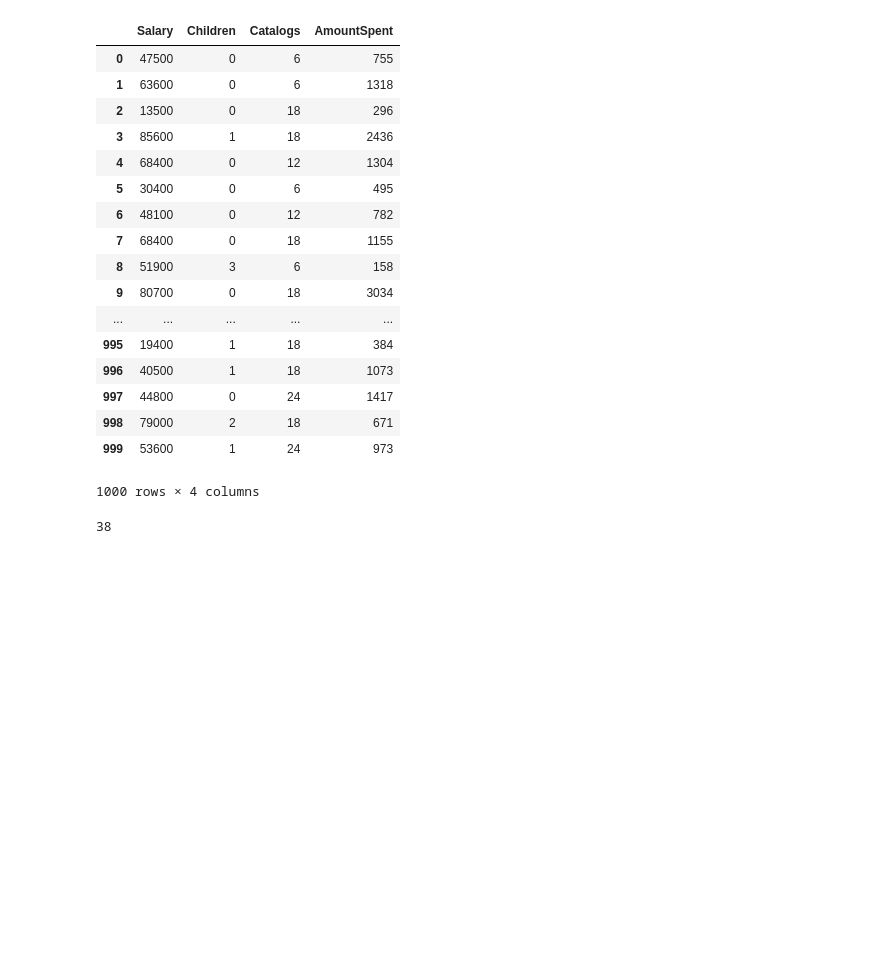
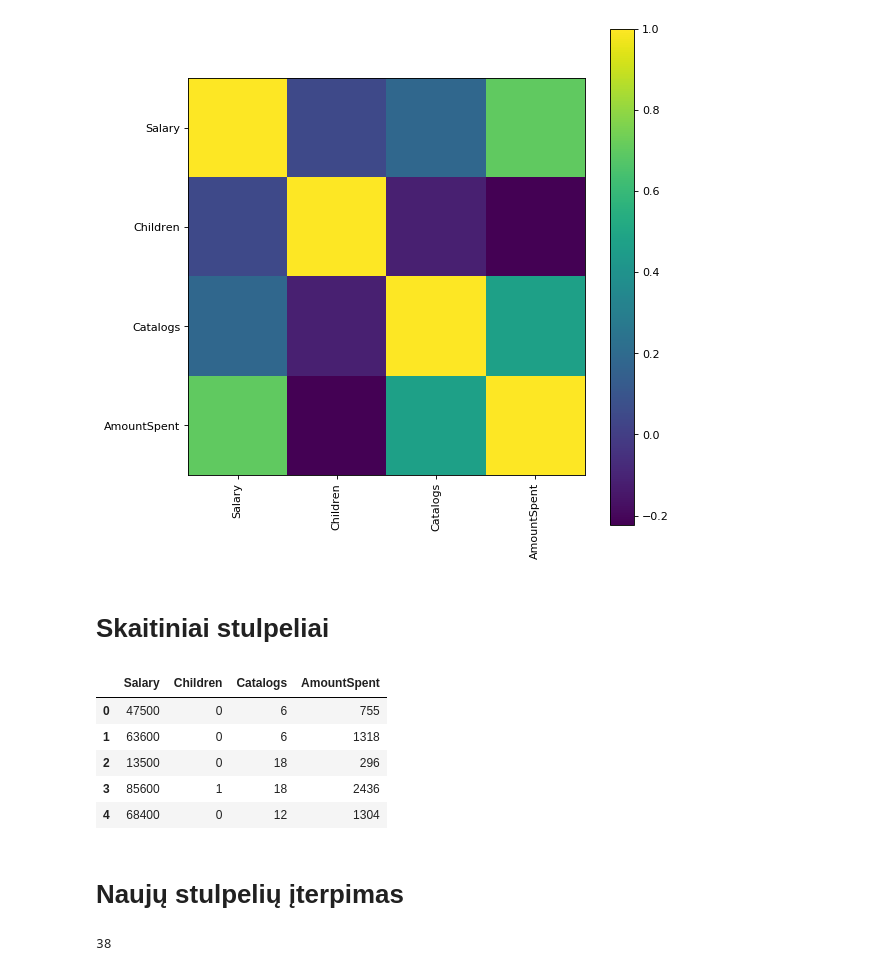
Before and after one commit to samantakarpovic/samanta, a Jupyter notebook: proektas.ipynb, the cells around one changed output. Drawn from its saved outputs; the diff is of its cells as text; code cells hidden in the pictures; blank space fills up the shorter version.

```diff
--- a/proektas.ipynb
+++ b/proektas.ipynb
@@ -79,27 +89,23 @@ df
+# %%
+plotCorrelationMatrix(df, 8) #Koreliacijų matrica DirectMArketing.csv
+# %% [output]
+[figure, added]
+# %% [markdown]
+# Skaitiniai stulpeliai
 # %%
 
 df1= pd.read_csv('C:\\Users\\samanta123\\Desktop\projektas\DirectMarketing.csv', usecols=[5,6,8,9])
 # %%
-df1
+df1.head(5)
 # %% [output]
 |  | Salary | Children | Catalogs | AmountSpent |
 | 0 | 47500 | 0 | 6 | 755 |
 | 1 | 63600 | 0 | 6 | 1318 |
 | 2 | 13500 | 0 | 18 | 296 |
 | 3 | 85600 | 1 | 18 | 2436 |
 | 4 | 68400 | 0 | 12 | 1304 |
-| 5 | 30400 | 0 | 6 | 495 |
-| 6 | 48100 | 0 | 12 | 782 |
-| 7 | 68400 | 0 | 18 | 1155 |
-| 8 | 51900 | 3 | 6 | 158 |
-| 9 | 80700 | 0 | 18 | 3034 |
-| ... | ... | ... | ... | ... |
-| 995 | 19400 | 1 | 18 | 384 |
-| 996 | 40500 | 1 | 18 | 1073 |
-| 997 | 44800 | 0 | 24 | 1417 |
-| 998 | 79000 | 2 | 18 | 671 |
-| 999 | 53600 | 1 | 24 | 973 |
-1000 rows × 4 columns
+# %% [markdown]
+# Naujų stulpelių įterpimas
 # %%
 df1['AmountSpent'][df1['AmountSpent'].idxmin()] # maziausia isleista suma
 # %% [output]
```
Also changed, not shown: parts of 27 cells of this notebook.
